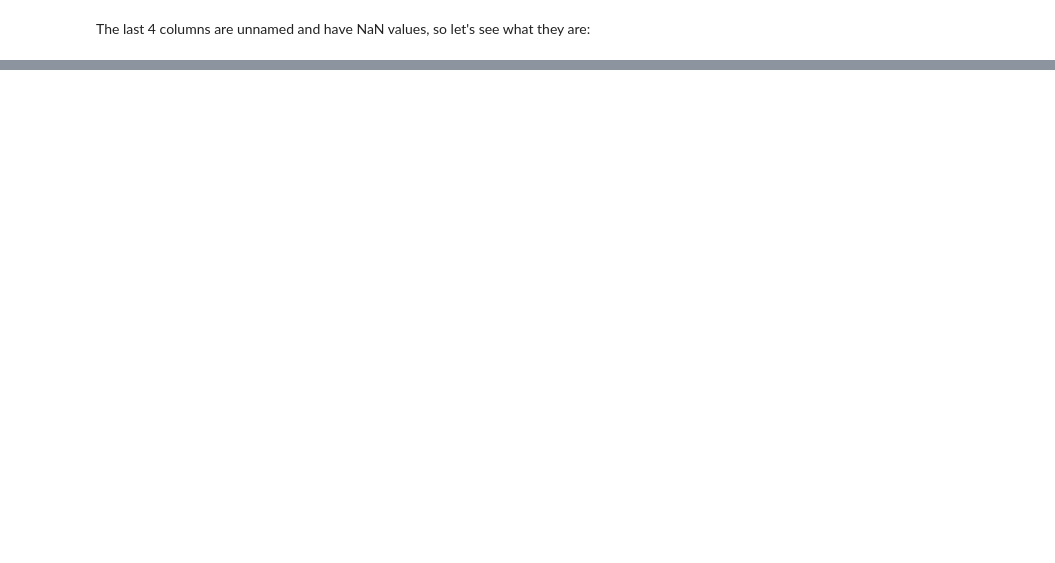
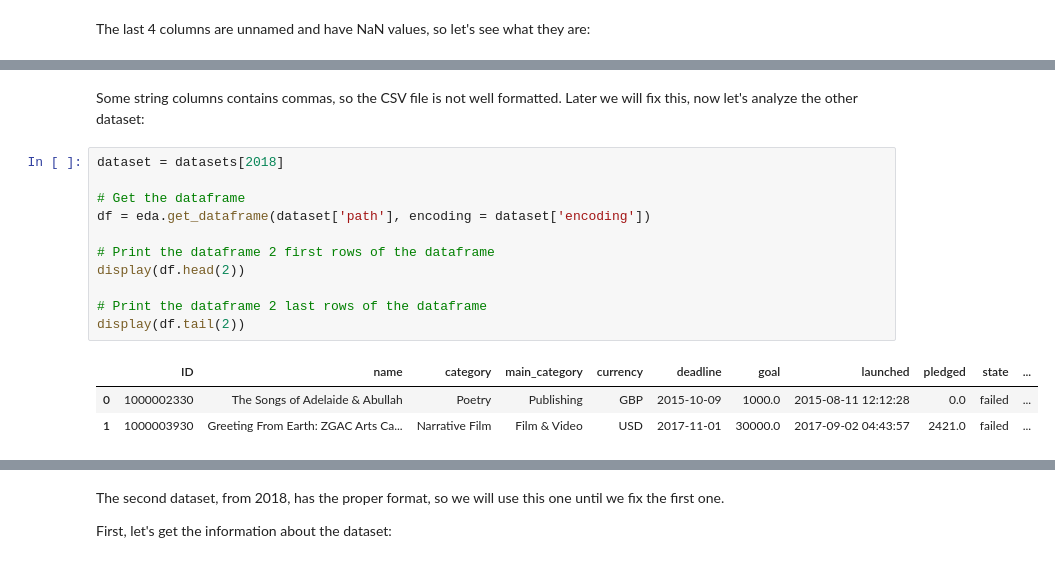
Before and after one commit to xavi-burgos99/kickstarter-projects-analyzer, a Jupyter notebook: analysis.ipynb, the cells around one changed output, grey strips where cells are left out. Saved outputs shown, nothing was run; the diff lists cells and outputs as text; blank space fills up the shorter version.

```diff
--- a/analysis.ipynb
+++ b/analysis.ipynb
@@ -55,0 +90,17 @@ Index: []
+# %% [markdown]
+Some string columns contains commas, so the CSV file is not well formatted. Later we will fix this, now let's analyze the other dataset:
+# %%
+dataset = datasets[2018]
+
+# Get the dataframe
+df = eda.get_dataframe(dataset['path'], encoding = dataset['encoding'])
+
+# Print the dataframe 2 first rows of the dataframe
+display(df.head(2))
+
+# Print the dataframe 2 last rows of the dataframe
+display(df.tail(2))
+# %% [output]
+|  | ID | name | category | main_category | currency | deadline | goal | launched | pledged | state | ... |
+| 0 | 1000002330 | The Songs of Adelaide & Abullah | Poetry | Publishing | GBP | 2015-10-09 | 1000.0 | 2015-08-11 12:12:28 | 0.0 | failed | ... |
+| 1 | 1000003930 | Greeting From Earth: ZGAC Arts Ca... | Narrative Film | Film & Video | USD | 2017-11-01 | 30000.0 | 2017-09-02 04:43:57 | 2421.0 | failed | ... |
@@ -55,0 +110,4 @@ Index: []
+# %% [markdown]
+The second dataset, from 2018, has the proper format, so we will use this one until we fix the first one.
+
+First, let's get the information about the dataset:
```
Also changed, not shown: parts of 65 cells of this notebook, 3 other files.
